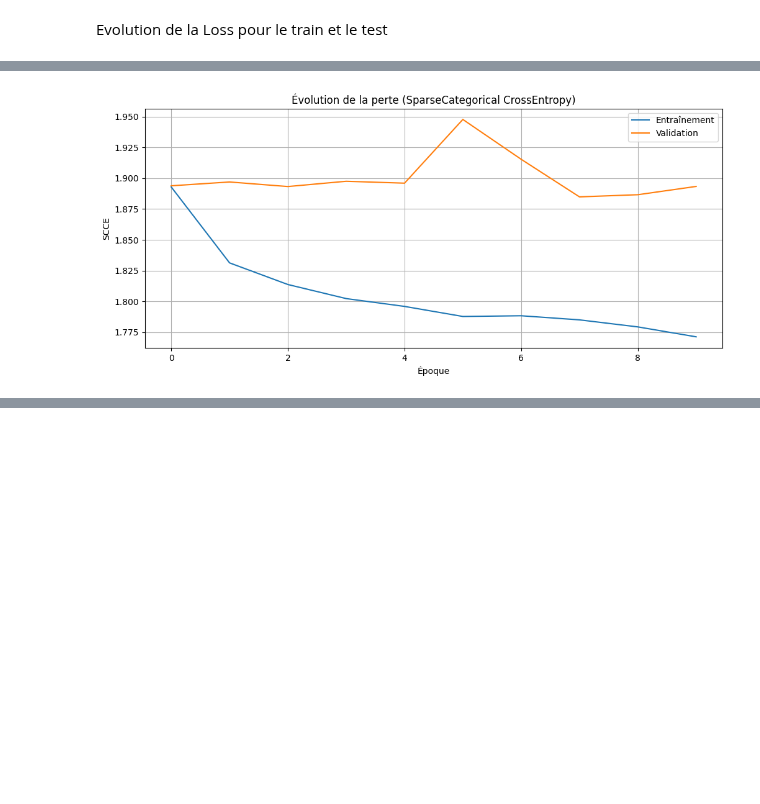
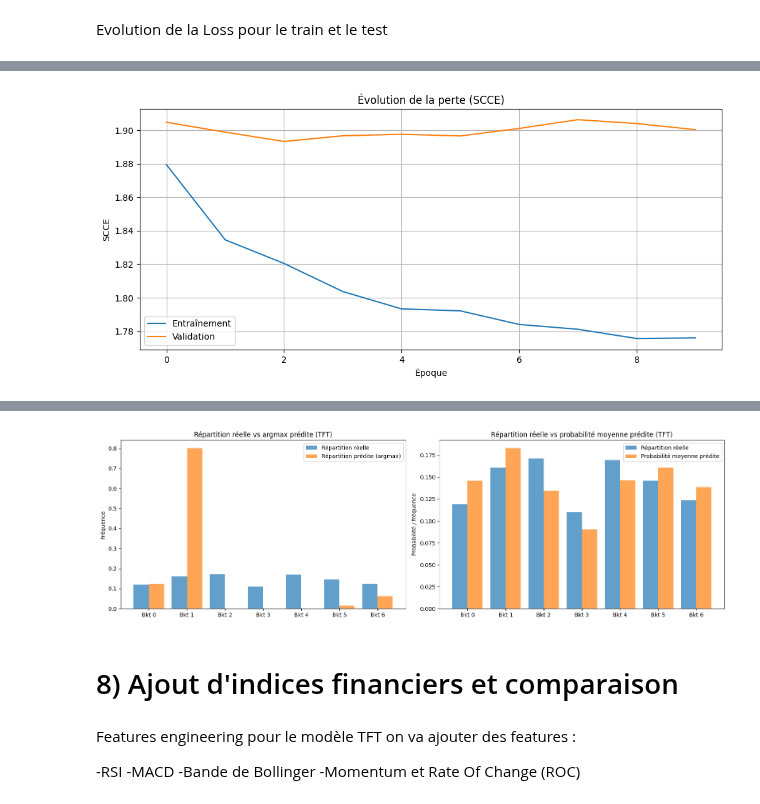
Before and after one commit to ugom2002/projet_DL, a Jupyter notebook: Projet_DL.ipynb, the cells around one changed output, grey strips where cells are left out. Drawn from its saved outputs; the diff is of its cells as text; code cells hidden in the pictures; blank space fills up the shorter version.

```diff
--- a/Projet_DL.ipynb
+++ b/Projet_DL.ipynb
@@ -529,13 +710,53 @@ Evolution de la Loss pour le train et le test
 # %%
 # Courbes d'entraînement et de validation
 plt.figure(figsize=(12, 5))
-plt.plot(history_lstm.history['loss'], label='Entraînement')
-plt.plot(history_lstm.history['val_loss'], label='Validation')
-plt.title('Évolution de la perte (SparseCategorical CrossEntropy)')
+plt.plot(history_TFT.history['loss'], label='Entraînement')
+plt.plot(history_TFT.history['val_loss'], label='Validation')
+plt.title('Évolution de la perte (SCCE)')
 plt.xlabel('Époque')
 plt.ylabel('SCCE')
 plt.legend()
 plt.grid(True)
 plt.show()
 # %% [output]
-[figure, old version]
+[figure, new version]
+# %%
+y_proba_TFT = model_TFT.predict(X_test_seq)
+y_argmax_TFT = np.argmax(y_proba_TFT, axis=1)
+
+true_counts = np.bincount(y_test_seq, minlength=n_buckets)
+pred_counts = np.bincount(y_argmax_TFT, minlength=n_buckets)
+
+true_freq = true_counts / true_counts.sum()
+pred_freq = pred_counts / pred_counts.sum()
+
+indices = np.arange(n_buckets)
+bar_width = 0.4
+
+mean_proba = y_proba_TFT.mean(axis=0)  # Moyenne des probabilités
+
+# Création d'une figure avec deux graphiques côte à côte
+plt.figure(figsize=(16, 5))
+
+# Graphique 1 : Répartition réelle vs Répartition prédite (argmax)
+plt.subplot(1, 2, 1)
+plt.bar(indices - bar_width / 2, true_freq, width=bar_width, alpha=0.7, label="Répartition réelle")
+plt.bar(indices + bar_width / 2, pred_freq, width=bar_width, alpha=0.7, label="Répartition prédite (argmax)")
+plt.xticks(indices, [f"Bkt {i}" for i in indices])
+plt.ylabel("Fréquence")
+plt.title("Répartition réelle vs argmax prédite (TFT)")
+plt.legend()
+
+# Graphique 2 : Répartition réelle vs Probabilité moyenne prédite
+plt.subplot(1, 2, 2)
+plt.bar(indices - bar_width / 2, true_freq, width=bar_width, alpha=0.7, label="Répartition réelle")
+plt.bar(indices + bar_width / 2, mean_proba, width=bar_width, alpha=0.7, label="Probabilité moyenne prédite")
+plt.xticks(indices, [f"Bkt {i}" for i in indices])
+plt.ylabel("Probabilité / fréquence")
+plt.title("Répartition réelle vs probabilité moyenne prédite (TFT)")
+plt.legend()
+
+# Ajustement de la mise en page
+plt.tight_layout()
+plt.show()
+# %% [output]
@@ -541,0 +764,10 @@ plt.show()
+[figure, added]
+# %% [markdown]
+# 8) Ajout d'indices financiers et comparaison
+# %% [markdown]
+Features engineering pour le modèle TFT on va ajouter des features :
+
+-RSI
+-MACD
+-Bande de Bollinger
+-Momentum et Rate Of Change (ROC)
```
Also changed, not shown: parts of 27 cells of this notebook.
